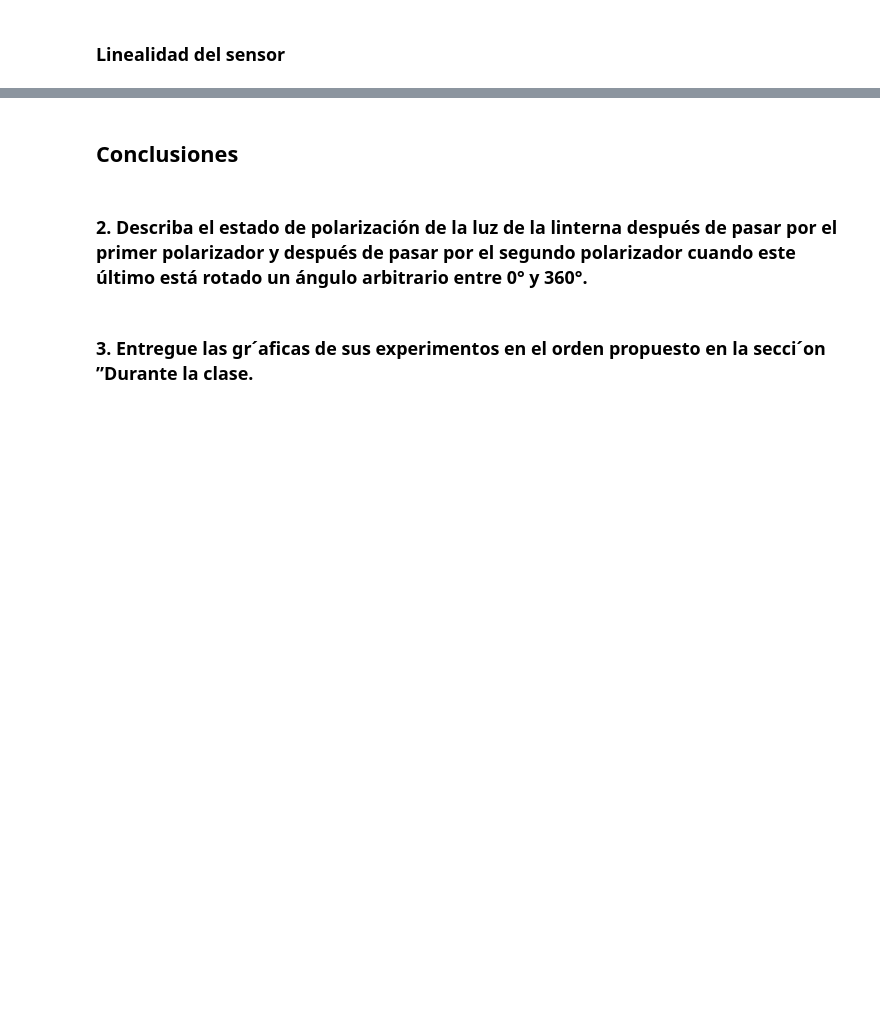
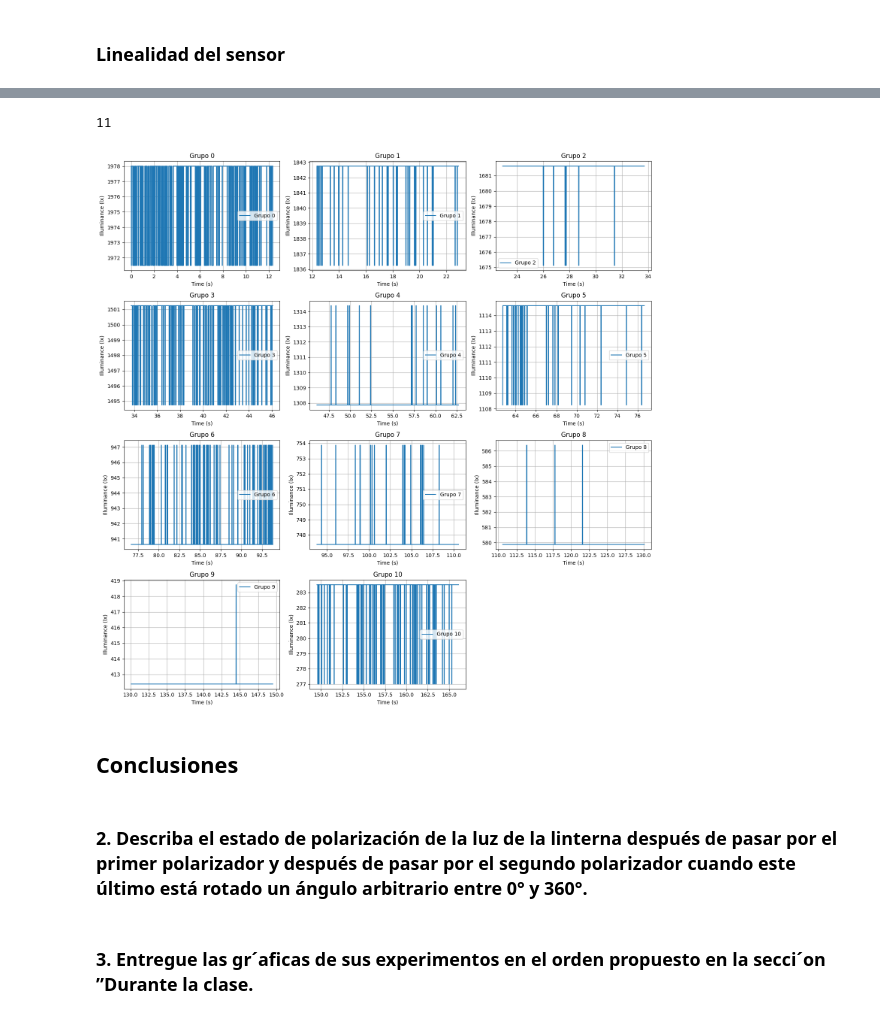
Before and after one commit to PinzonHarker/2024-II_Mediciones_Opticas, a Jupyter notebook: Exp5b_Ley_De_Malus/Exp5b_ley_de_malus.ipynb, the cells around one changed output, grey strips where cells are left out. Saved outputs shown, nothing was run; the diff lists cells and outputs as text; code cells hidden in the pictures; blank space fills up the shorter version.

```diff
--- a/Exp5b_Ley_De_Malus/Exp5b_ley_de_malus.ipynb
+++ b/Exp5b_Ley_De_Malus/Exp5b_ley_de_malus.ipynb
@@ -390,3 +413,58 @@ Text(0.5, 1.0, 'Distribución de Iluminancia')
+# %%
+import pandas as pd
+
+# Cargar los datos desde tu archivo Excel
+datos_linealidad_sensor = pd.read_excel("Linealidad_Sensor/Luz_2025_01_15_17_38_10.xls")
+
+# Asegúrate de identificar las columnas correctas. Supongamos que son "Time (s)" e "Illuminance (lx)"
+# Ajusta los nombres de las columnas según el archivo Excel.
+df = datos_linealidad_sensor[['Time (s)', 'Illuminance (lx)']].copy()
+
+# Definir el umbral para detectar cambios significativos en la iluminancia
+umbral_salto = 50  # Ajusta según el comportamiento esperado de tus datos
+
+# Calcular la diferencia absoluta en iluminancia
+df['diff_iluminancia'] = df['Illuminance (lx)'].diff().abs()
+
+# Identificar saltos significativos
+df['es_salto'] = df['diff_iluminancia'] > umbral_salto
+
+# Asignar un identificador de grupo para cada segmento
+df['grupo'] = df['es_salto'].cumsum()
+
+# Dividir los datos en subconjuntos basados en el grupo
+grupos = [g for _, g in df.groupby('grupo')]
+
+print(len(grupos))
+
+# # Visualizar los resultados o procesar cada grupo por separado
+# for i, grupo in enumerate(grupos):
+#     print(f"\n===== Grupo {i} =====")
+#     print(grupo[['Time (s)', 'Illuminance (lx)']])
+#     # Si necesitas guardar cada grupo como un archivo Excel o CSV:
+#     grupo.to_csv(f"grupo_{i}.csv", index=False)
+
+
+fig, axs = plt.subplots(4, 3, figsize=(15, 15))
+axs = axs.flatten()
+
+for i, grupo in enumerate(grupos):
+    axs[i].plot(grupo["Time (s)"], grupo["Illuminance (lx)"], label=f"Grupo {i}")
+    axs[i].set_title(f"Grupo {i}")
+    axs[i].set_xlabel("Time (s)")
+    axs[i].set_ylabel("Illuminance (lx)")
+    axs[i].legend()
+    axs[i].grid(True)
+
+# Eliminar las subfiguras vacías
+for j in range(i + 1, len(axs)):
+    fig.delaxes(axs[j])
+
+plt.tight_layout()
+plt.show()
+# %% [output]
+11
+[figure, added]
 # %% [markdown]
 ## Conclusiones
 # %% [markdown]
```
Also changed, not shown: parts of 10 cells of this notebook, 1 other file.
